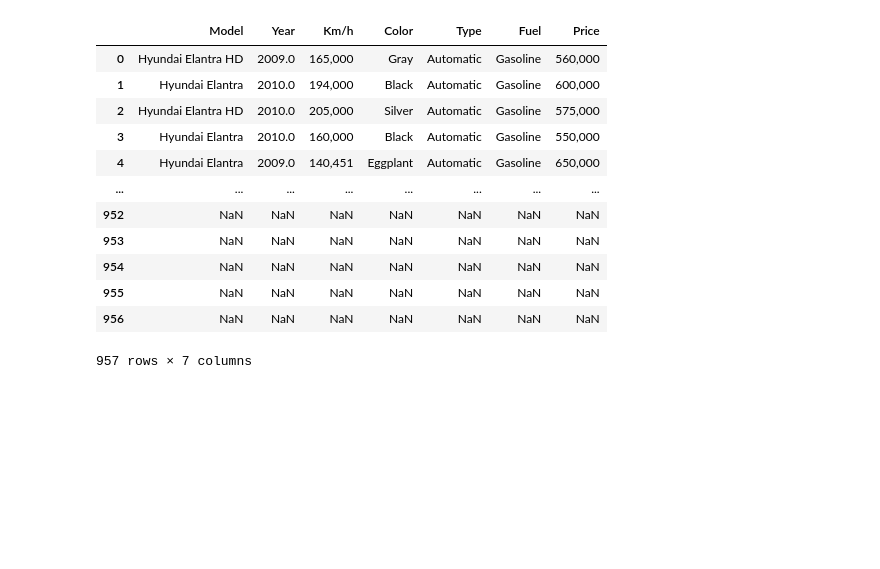
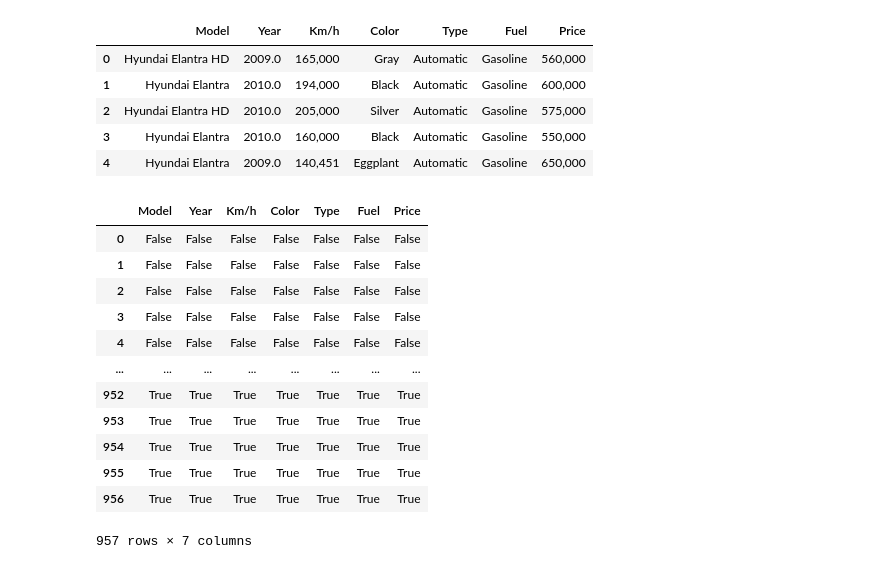
Before and after one commit to bebeshka0/Car-price-predict, a Jupyter notebook: car_price_pred.ipynb, the cells around one changed output. Drawn from its saved outputs; the diff is of its cells as text; code cells hidden in the pictures; blank space fills up the shorter version.

```diff
--- a/car_price_pred.ipynb
+++ b/car_price_pred.ipynb
@@ -3,17 +15,28 @@ import pandas as pd
 # %%
-path = "D:\py proj\carmodel\Cars Dataset.csv"
-pd.read_csv(path, delimiter=",")
+path = "Cars Dataset.csv"
+dataset = pd.read_csv(path, delimiter=",")
+dataset = dataset.rename(columns=lambda x: x.strip())
+dataset.head()
 # %% [output]
 |  | Model | Year | Km/h | Color | Type | Fuel | Price |
 | 0 | Hyundai Elantra HD | 2009.0 | 165,000 | Gray | Automatic | Gasoline | 560,000 |
 | 1 | Hyundai Elantra | 2010.0 | 194,000 | Black | Automatic | Gasoline | 600,000 |
 | 2 | Hyundai Elantra HD | 2010.0 | 205,000 | Silver | Automatic | Gasoline | 575,000 |
 | 3 | Hyundai Elantra | 2010.0 | 160,000 | Black | Automatic | Gasoline | 550,000 |
 | 4 | Hyundai Elantra | 2009.0 | 140,451 | Eggplant | Automatic | Gasoline | 650,000 |
-| ... | ... | ... | ... | ... | ... | ... | ... |
-| 952 | NaN | NaN | NaN | NaN | NaN | NaN | NaN |
-| 953 | NaN | NaN | NaN | NaN | NaN | NaN | NaN |
-| 954 | NaN | NaN | NaN | NaN | NaN | NaN | NaN |
-| 955 | NaN | NaN | NaN | NaN | NaN | NaN | NaN |
-| 956 | NaN | NaN | NaN | NaN | NaN | NaN | NaN |
-957 rows × 7 columns
+# %%
+dataset.isna()
+# %% [output]
+|  | Model | Year | Km/h | Color | Type | Fuel | Price |
+| 0 | False | False | False | False | False | False | False |
+| 1 | False | False | False | False | False | False | False |
+| 2 | False | False | False | False | False | False | False |
+| 3 | False | False | False | False | False | False | False |
+| 4 | False | False | False | False | False | False | False |
+| ... | ... | ... | ... | ... | ... | ... | ... |
+| 952 | True | True | True | True | True | True | True |
+| 953 | True | True | True | True | True | True | True |
+| 954 | True | True | True | True | True | True | True |
+| 955 | True | True | True | True | True | True | True |
+| 956 | True | True | True | True | True | True | True |
+957 rows × 7 columns
```
Also changed, not shown: parts of 30 cells of this notebook.
